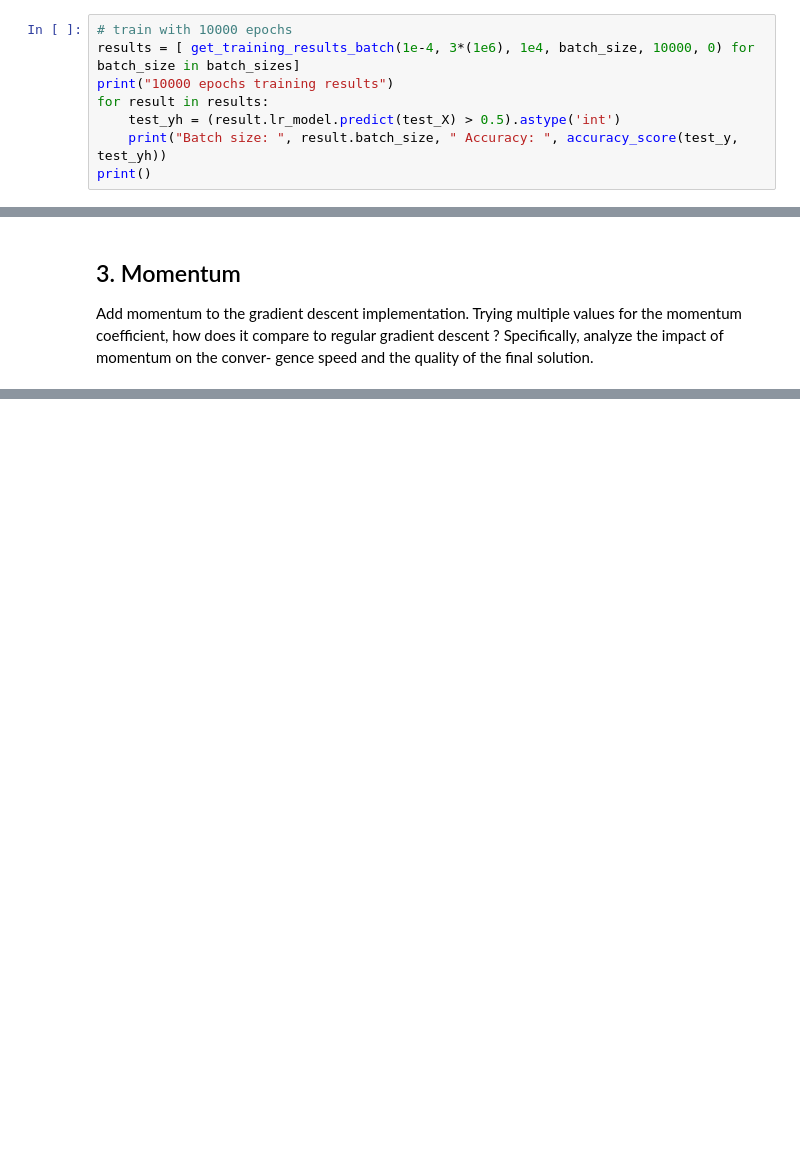
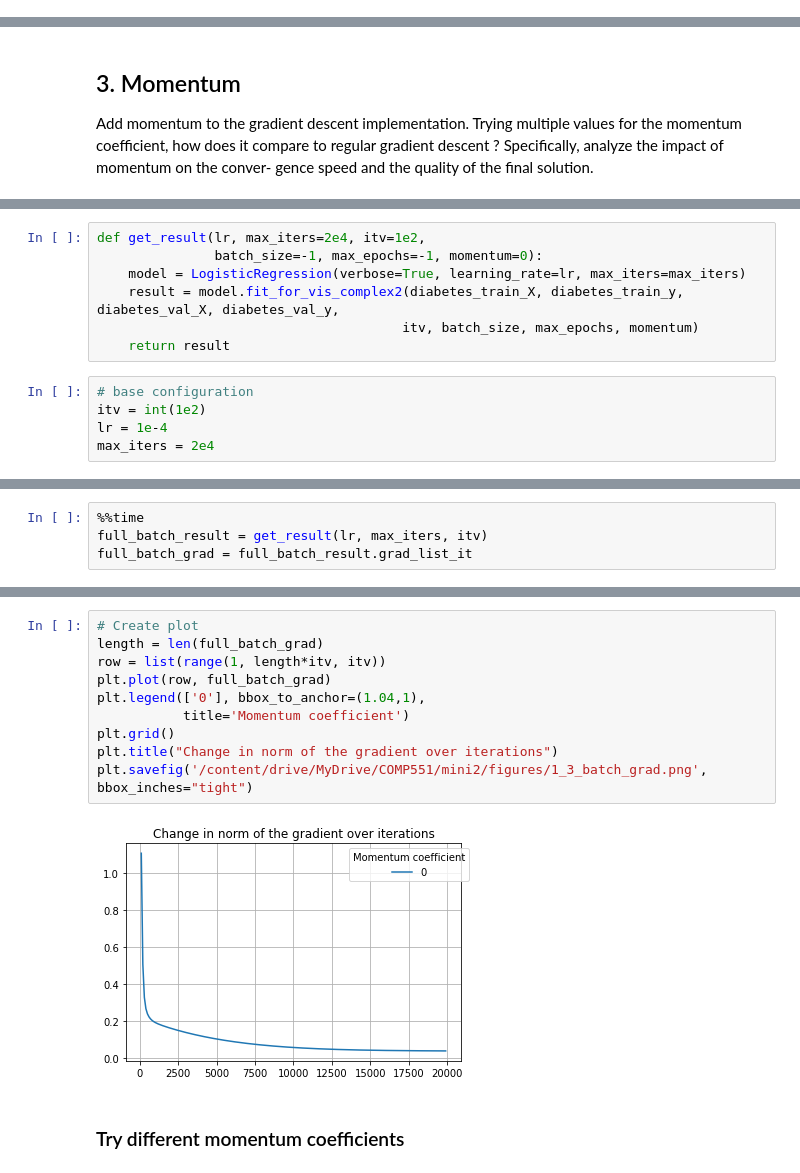
Before and after one commit to felixsimard/comp551-p2, a Jupyter notebook: takuya_part1_3.ipynb, the cells around one changed output, grey strips where cells are left out. Drawn from its saved outputs; the diff is of its cells as text; blank space fills up the shorter version.

```diff
--- a/takuya_part1_3.ipynb
+++ b/takuya_part1_3.ipynb
@@ -176,8 +55,0 @@ def plot_results(results, lr_val):
-# %%
-# train with 10000 epochs
-results = [ get_training_results_batch(1e-4, 3*(1e6), 1e4, batch_size, 10000, 0) for batch_size in batch_sizes]
-print("10000 epochs training results")
-for result in results:
-    test_yh = (result.lr_model.predict(test_X) > 0.5).astype('int')
-    print("Batch size: ", result.batch_size, " Accuracy: ", accuracy_score(test_y, test_yh))
-print()
@@ -206,0 +59,12 @@ Add momentum to the gradient descent implementation. Trying multiple values for
+# %%
+def get_result(lr, max_iters=2e4, itv=1e2,
+               batch_size=-1, max_epochs=-1, momentum=0):
+    model = LogisticRegression(verbose=True, learning_rate=lr, max_iters=max_iters)
+    result = model.fit_for_vis_complex2(diabetes_train_X, diabetes_train_y, diabetes_val_X, diabetes_val_y,
+                                       itv, batch_size, max_epochs, momentum)
+    return result
+# %%
+# base configuration
+itv = int(1e2)
+lr = 1e-4
+max_iters = 2e4
@@ -206,0 +73,4 @@ Add momentum to the gradient descent implementation. Trying multiple values for
+# %%
+%%time
+full_batch_result = get_result(lr, max_iters, itv)
+full_batch_grad = full_batch_result.grad_list_it
@@ -206,0 +88,14 @@ Add momentum to the gradient descent implementation. Trying multiple values for
+# %%
+# Create plot
+length = len(full_batch_grad)
+row = list(range(1, length*itv, itv))
+plt.plot(row, full_batch_grad)
+plt.legend(['0'], bbox_to_anchor=(1.04,1),
+           title='Momentum coefficient')
+plt.grid()
+plt.title("Change in norm of the gradient over iterations")
+plt.savefig('/content/drive/MyDrive/COMP551/mini2/figures/1_3_batch_grad.png', bbox_inches="tight")
+# %% [output]
+[figure, added]
+# %% [markdown]
+### Try different momentum coefficients
```
Also changed, not shown: parts of 43 cells of this notebook, 28 other files.
